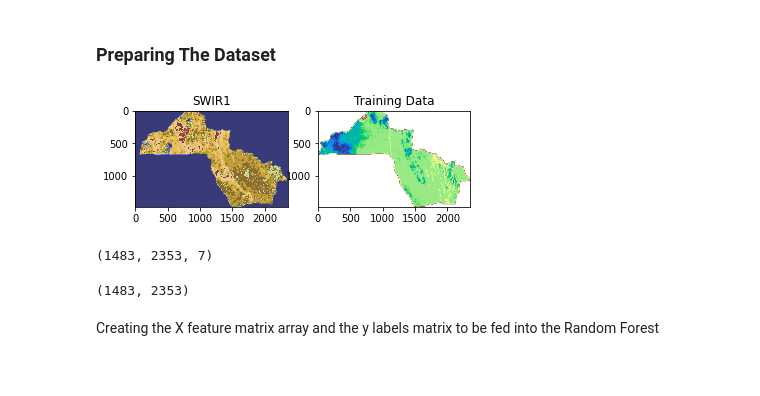
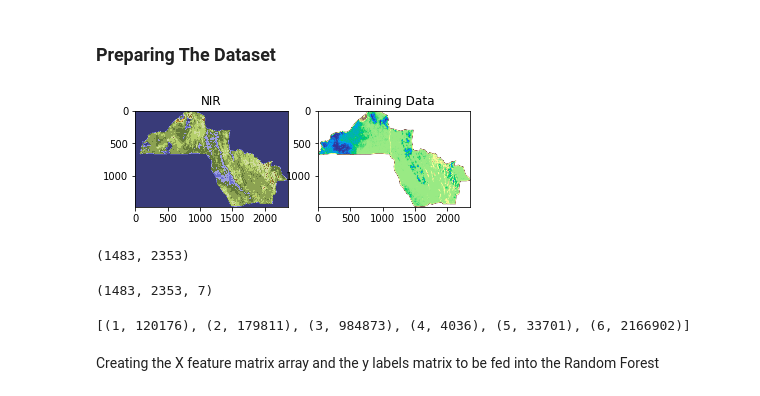
Before and after one commit to JoycelynLongdon/MRes_Research_Project, a Jupyter notebook: Notebooks/Landcover_Classification_Scripts/rf_landcover_classification.ipynb, the cells around one changed output. Drawn from its saved outputs; the diff is of its cells as text; code cells hidden in the pictures.

```diff
--- a/Notebooks/Landcover_Classification_Scripts/rf_landcover_classification.ipynb
+++ b/Notebooks/Landcover_Classification_Scripts/rf_landcover_classification.ipynb
@@ -36,32 +36,37 @@ training_img = gdal.Open('/gws/nopw/j04/ai4er/users/jl2182/data/Mres_Data/classi
 # %%
 
 img = np.zeros((satellite_img.RasterYSize, satellite_img.RasterXSize, satellite_img.RasterCount),
                gdal_array.GDALTypeCodeToNumericTypeCode(satellite_img.GetRasterBand(1).DataType))
 for b in range(img.shape[2]):
     img[:, :, b] = satellite_img.GetRasterBand(b + 1).ReadAsArray()
 
 lbls = training_img.GetRasterBand(1).ReadAsArray().astype(np.uint8)
 
 # Display them
 plt.subplot(121)
-plt.imshow(img[:, :, 4], cmap=plt.cm.tab20b)
-plt.title('SWIR1')
+plt.imshow(img[:, :, 6], cmap=plt.cm.tab20b)
+plt.title('NIR')
 
 plt.subplot(122)
 plt.imshow(lbls, cmap=plt.cm.terrain)
 plt.title('Training Data')
 
 plt.show()
 # %% [output]
-[figure, old version]
+[figure, new version]
 # %%
-img.shape
+lbls.shape
 # %% [output]
-(1483, 2353, 7)
+(1483, 2353)
+# %%
+img.shape
+# %% [output]
+(1483, 2353, 7)
 # %%
-lbls.shape
+unique, counts = np.unique(lbls, return_counts=True)
+list(zip(unique, counts))
 # %% [output]
-(1483, 2353)
+[(1, 120176), (2, 179811), (3, 984873), (4, 4036), (5, 33701), (6, 2166902)]
 # %% [markdown]
 Creating the X feature matrix array and the y labels matrix to be fed into the Random Forest
 # %%
```
Also changed, not shown: parts of 45 cells of this notebook, 10 other files.
